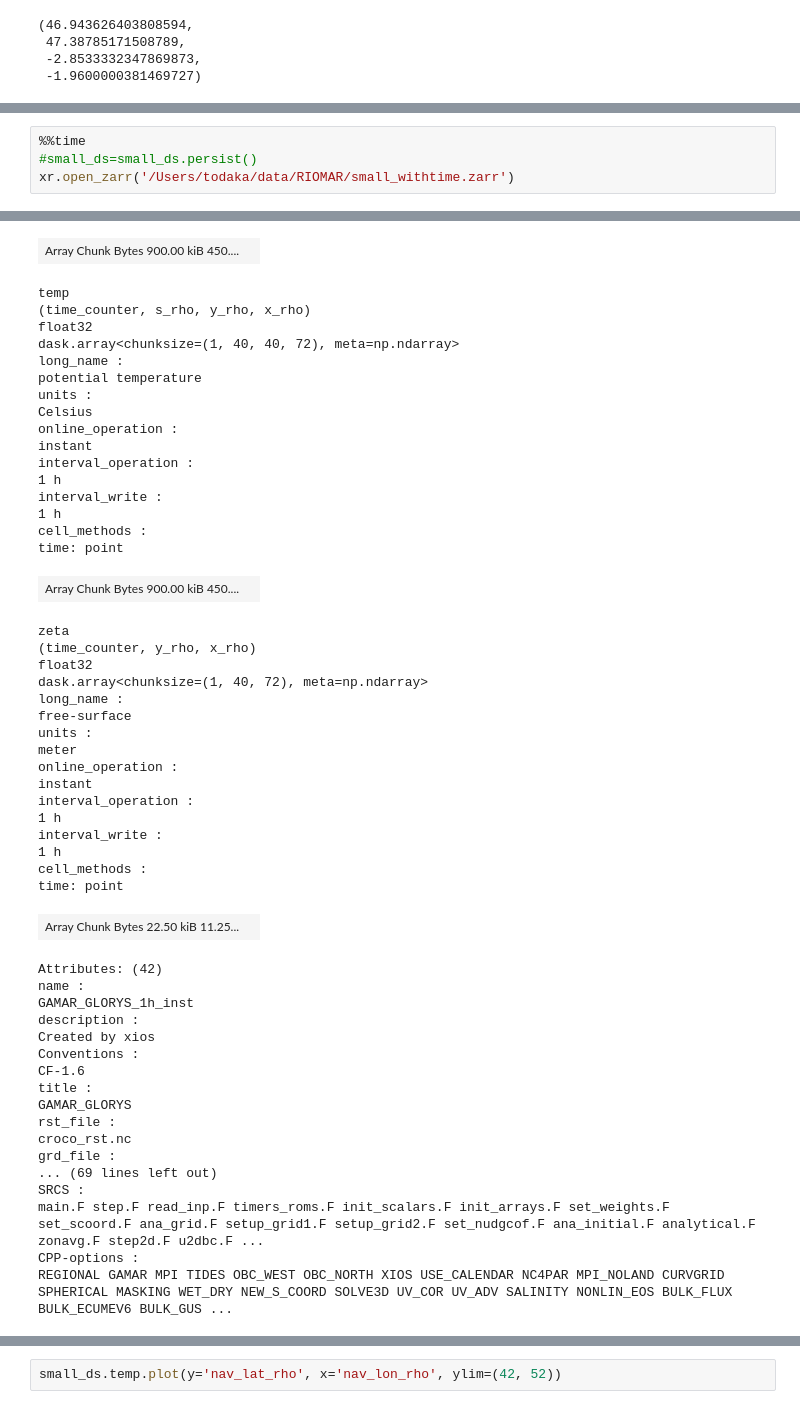
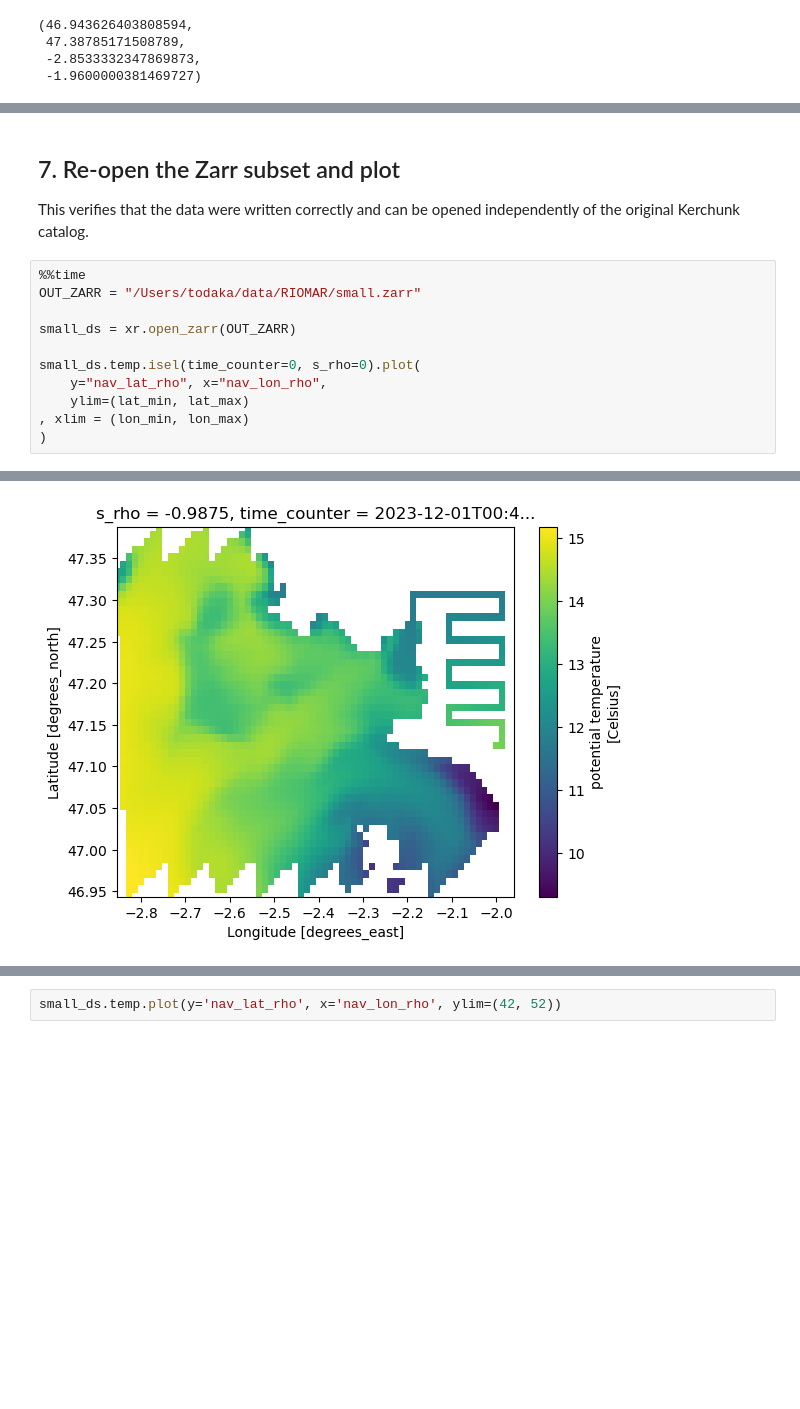
Before and after one commit to FAIR2Adapt/softwares_RIOMAR, a Jupyter notebook: notebook/Prep_regrid.ipynb, the cells around one changed output, grey strips where cells are left out. Saved outputs shown, nothing was run; the diff lists cells and outputs as text; blank space fills up the shorter version.

```diff
--- a/notebook/Prep_regrid.ipynb
+++ b/notebook/Prep_regrid.ipynb
@@ -548,6 +476,17 @@ Wall time: 3min 3s
 <xarray.backends.zarr.ZarrStore at 0x...>
+# %% [markdown]
+## 7. Re-open the Zarr subset and plot
+
+This verifies that the data were written correctly and can be opened independently of the original Kerchunk catalog.
 # %%
 %%time
-#small_ds=small_ds.persist()
-xr.open_zarr('/Users/todaka/data/RIOMAR/small_withtime.zarr')
+OUT_ZARR = "/Users/todaka/data/RIOMAR/small.zarr"
+
+small_ds = xr.open_zarr(OUT_ZARR)
+
+small_ds.temp.isel(time_counter=0, s_rho=0).plot(
+    y="nav_lat_rho", x="nav_lon_rho",
+    ylim=(lat_min, lat_max)
+, xlim = (lon_min, lon_max)
+)
 # %% [output]
@@ -620,52 +496 @@ time: point
-| Array Chunk Bytes 900.00 kiB 450.... |  |
-temp
-(time_counter, s_rho, y_rho, x_rho)
-float32
-dask.array<chunksize=(1, 40, 40, 72), meta=np.ndarray>
-long_name :
-potential temperature
-units :
-Celsius
-online_operation :
-instant
-interval_operation :
-1 h
-interval_write :
-1 h
-cell_methods :
-time: point
-| Array Chunk Bytes 900.00 kiB 450.... |  |
-zeta
-(time_counter, y_rho, x_rho)
-float32
-dask.array<chunksize=(1, 40, 72), meta=np.ndarray>
-long_name :
-free-surface
-units :
-meter
-online_operation :
-instant
-interval_operation :
-1 h
-interval_write :
-1 h
-cell_methods :
-time: point
-| Array Chunk Bytes 22.50 kiB 11.25... |  |
-Attributes: (42)
-name :
-GAMAR_GLORYS_1h_inst
-description :
-Created by xios
-Conventions :
-CF-1.6
-title :
-GAMAR_GLORYS
-rst_file :
-croco_rst.nc
-grd_file :
-... (69 lines left out)
-SRCS :
-main.F step.F read_inp.F timers_roms.F init_scalars.F init_arrays.F set_weights.F set_scoord.F ana_grid.F setup_grid1.F setup_grid2.F set_nudgcof.F ana_initial.F analytical.F zonavg.F step2d.F u2dbc.F ...
-CPP-options :
-REGIONAL GAMAR MPI TIDES OBC_WEST OBC_NORTH XIOS USE_CALENDAR NC4PAR MPI_NOLAND CURVGRID SPHERICAL MASKING WET_DRY NEW_S_COORD SOLVE3D UV_COR UV_ADV SALINITY NONLIN_EOS BULK_FLUX BULK_ECUMEV6 BULK_GUS ...
+[figure, added]
```
Also changed, not shown: parts of 27 cells of this notebook, 1 other file.
